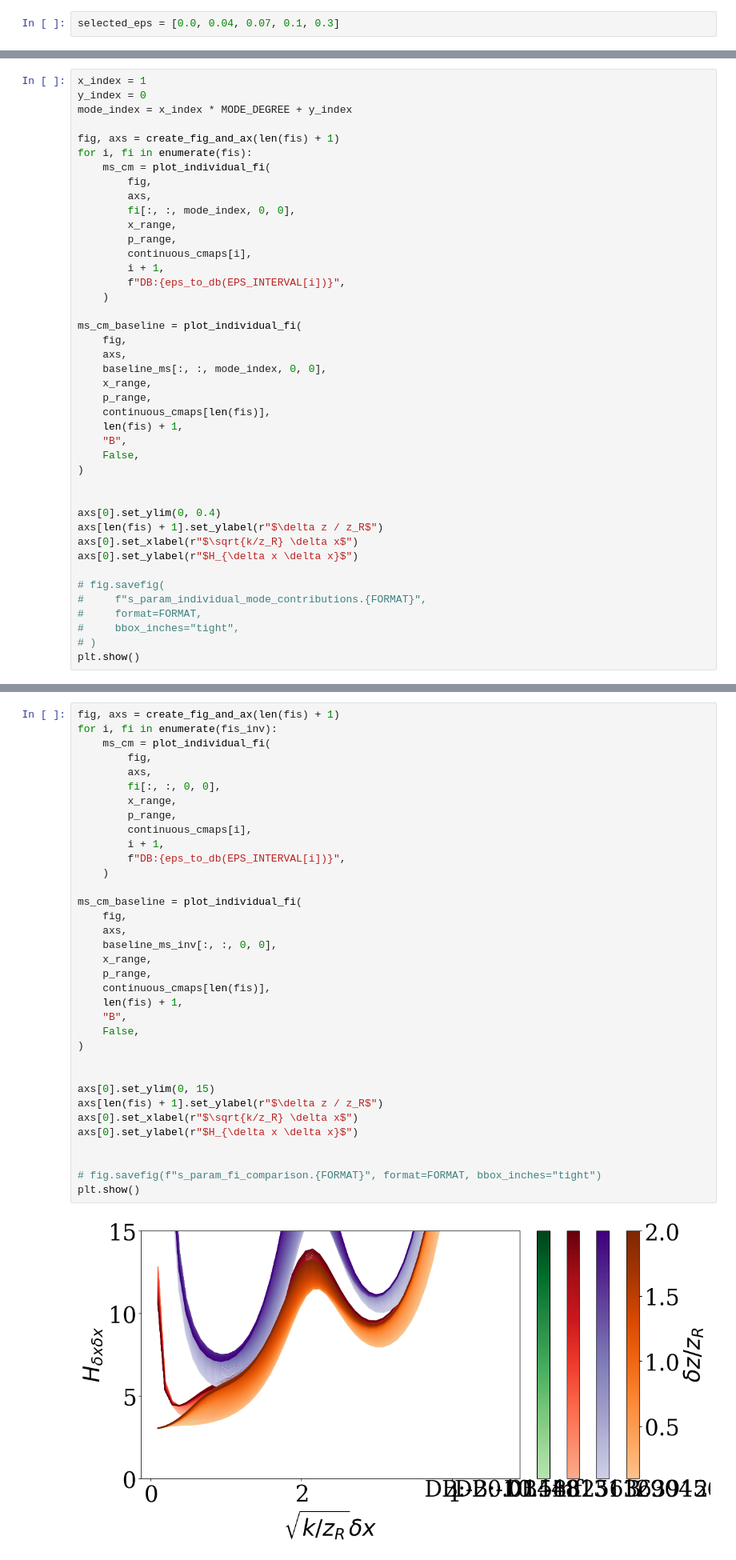
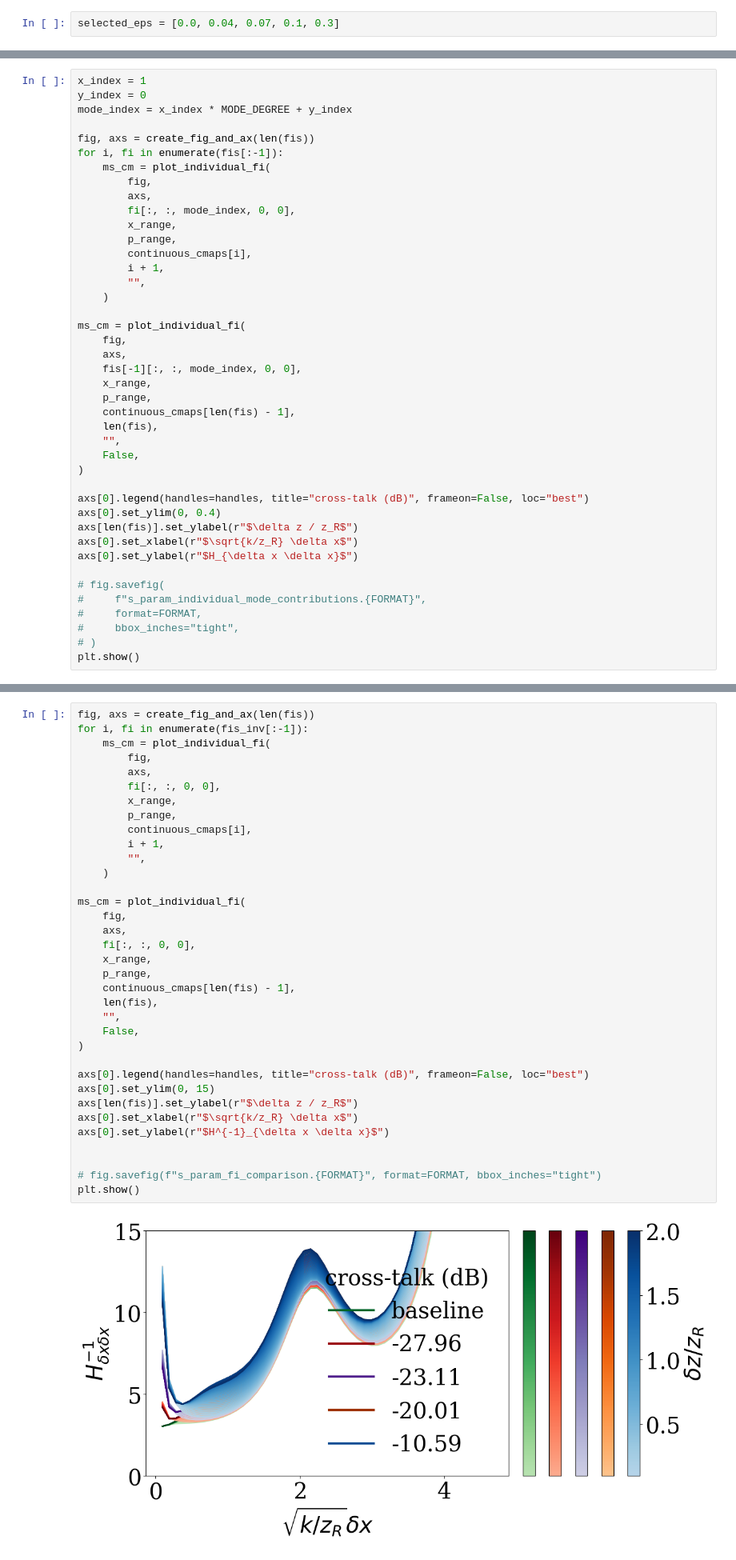
Before and after one commit to jernejfrank/rayfish, a Jupyter notebook: examples/distance_3_point_sources_mixing_hg_xy/simulation.ipynb, the cells around one changed output, grey strips where cells are left out. Shown at 80% size. Saved outputs shown, nothing was run; the diff lists cells and outputs as text.

```diff
--- a/examples/distance_3_point_sources_mixing_hg_xy/simulation.ipynb
+++ b/examples/distance_3_point_sources_mixing_hg_xy/simulation.ipynb
@@ -117,8 +129,8 @@ x_index = 1
 y_index = 0
 mode_index = x_index * MODE_DEGREE + y_index
 
-fig, axs = create_fig_and_ax(len(fis) + 1)
-for i, fi in enumerate(fis):
+fig, axs = create_fig_and_ax(len(fis))
+for i, fi in enumerate(fis[:-1]):
     ms_cm = plot_individual_fi(
         fig,
         axs,
@@ -127,24 +139,24 @@ for i, fi in enumerate(fis):
         p_range,
         continuous_cmaps[i],
         i + 1,
-        f"DB:{eps_to_db(EPS_INTERVAL[i])}",
+        "",
     )
 
-ms_cm_baseline = plot_individual_fi(
+ms_cm = plot_individual_fi(
     fig,
     axs,
-    baseline_ms[:, :, mode_index, 0, 0],
+    fis[-1][:, :, mode_index, 0, 0],
     x_range,
     p_range,
-    continuous_cmaps[len(fis)],
-    len(fis) + 1,
-    "B",
+    continuous_cmaps[len(fis) - 1],
+    len(fis),
+    "",
     False,
 )
 
-
+axs[0].legend(handles=handles, title="cross-talk (dB)", frameon=False, loc="best")
 axs[0].set_ylim(0, 0.4)
-axs[len(fis) + 1].set_ylabel(r"$\delta z / z_R$")
+axs[len(fis)].set_ylabel(r"$\delta z / z_R$")
 axs[0].set_xlabel(r"$\sqrt{k/z_R} \delta x$")
 axs[0].set_ylabel(r"$H_{\delta x \delta x}$")
 
@@ -159,40 +171,40 @@ plt.show()
 # %%
-fig, axs = create_fig_and_ax(len(fis) + 1)
-for i, fi in enumerate(fis_inv):
+fig, axs = create_fig_and_ax(len(fis))
+for i, fi in enumerate(fis_inv[:-1]):
     ms_cm = plot_individual_fi(
         fig,
         axs,
         fi[:, :, 0, 0],
         x_range,
         p_range,
         continuous_cmaps[i],
         i + 1,
-        f"DB:{eps_to_db(EPS_INTERVAL[i])}",
+        "",
     )
 
-ms_cm_baseline = plot_individual_fi(
+ms_cm = plot_individual_fi(
     fig,
     axs,
-    baseline_ms_inv[:, :, 0, 0],
+    fi[:, :, 0, 0],
     x_range,
     p_range,
-    continuous_cmaps[len(fis)],
-    len(fis) + 1,
-    "B",
+    continuous_cmaps[len(fis) - 1],
+    len(fis),
+    "",
     False,
 )
 
-
+axs[0].legend(handles=handles, title="cross-talk (dB)", frameon=False, loc="best")
 axs[0].set_ylim(0, 15)
-axs[len(fis) + 1].set_ylabel(r"$\delta z / z_R$")
+axs[len(fis)].set_ylabel(r"$\delta z / z_R$")
 axs[0].set_xlabel(r"$\sqrt{k/z_R} \delta x$")
-axs[0].set_ylabel(r"$H_{\delta x \delta x}$")
+axs[0].set_ylabel(r"$H^{-1}_{\delta x \delta x}$")
 
 
 # fig.savefig(f"s_param_fi_comparison.{FORMAT}", format=FORMAT, bbox_inches="tight")
 plt.show()
 # %% [output]
-[figure, old version]
+[figure, new version]
 # %% [markdown]
 # p param
 # %%
```
Also changed, not shown: parts of 4 cells of this notebook.
